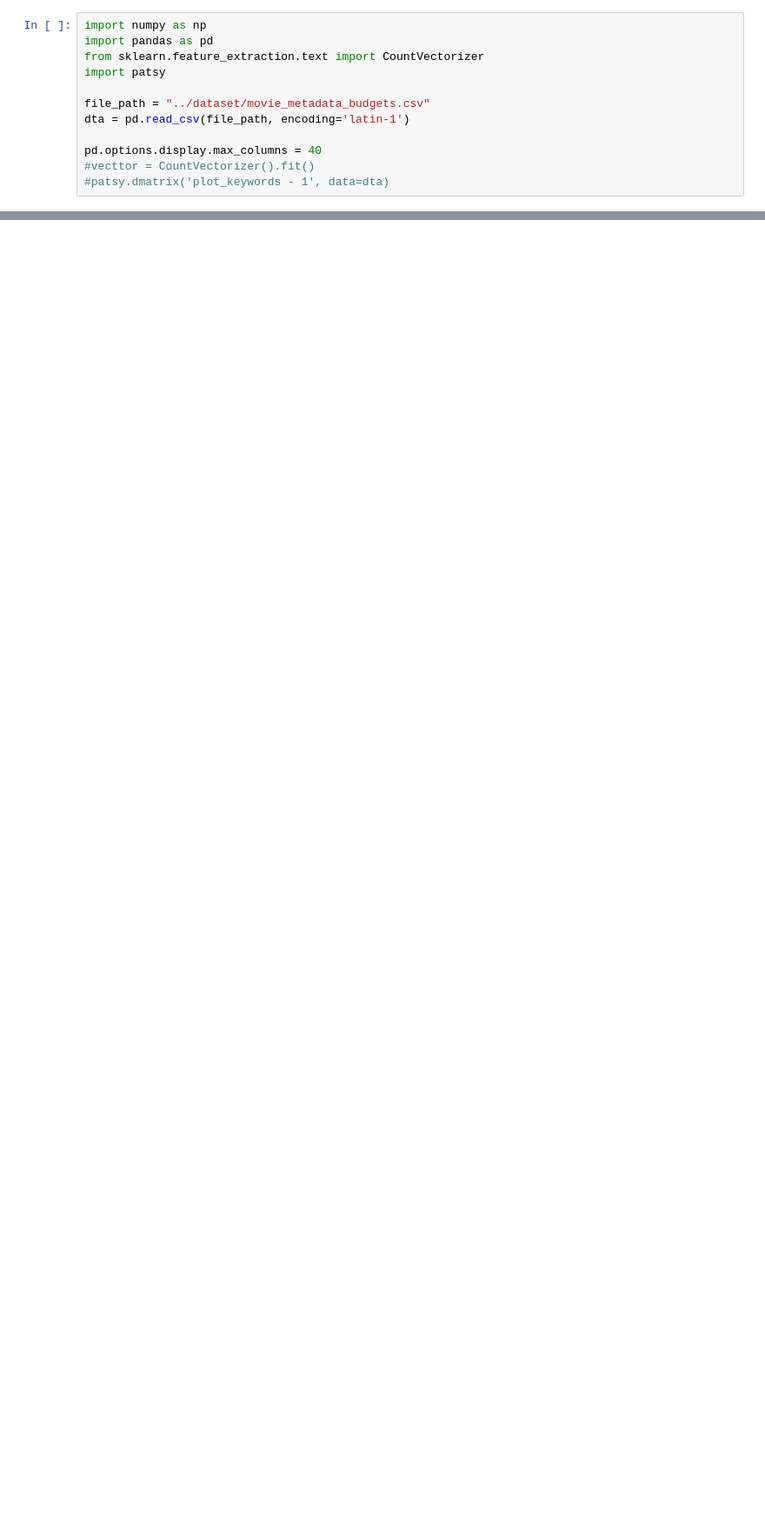
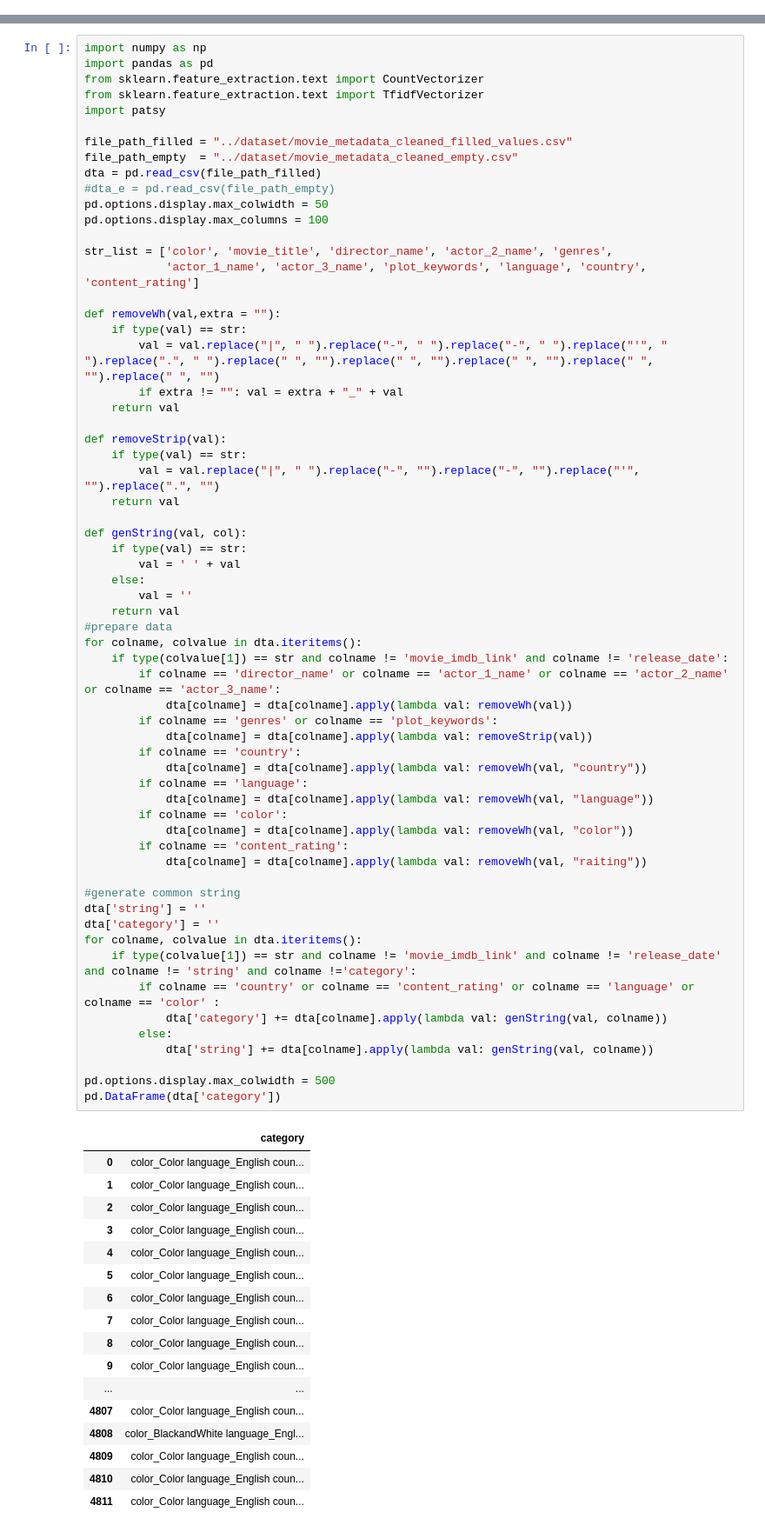
Before and after one commit to rihardsbar/dm-predictive-ml, a Jupyter notebook: logistic_regression/dataPrep.ipynb, the cells around one changed output, grey strips where cells are left out. Shown: that part at 87% size. Saved outputs shown, nothing was run; the diff lists cells and outputs as text; blank space fills up the shorter version.

Commit message:
added text vectorization notebook

```diff
--- a/logistic_regression/dataPrep.ipynb
+++ b/logistic_regression/dataPrep.ipynb
@@ -1,12 +0,0 @@
-# %%
-import numpy as np
-import pandas as pd
-from sklearn.feature_extraction.text import CountVectorizer
-import patsy
-
-file_path = "../dataset/movie_metadata_budgets.csv"
-dta = pd.read_csv(file_path, encoding='latin-1')
-
-pd.options.display.max_columns = 40
-#vecttor = CountVectorizer().fit()
-#patsy.dmatrix('plot_keywords - 1', data=dta)
@@ -52,0 +1,80 @@ AttributeError: 'DesignMatrix' object has no attribute 'Columns'
+# %%
+import numpy as np
+import pandas as pd
+from sklearn.feature_extraction.text import CountVectorizer
+from sklearn.feature_extraction.text import TfidfVectorizer
+import patsy
+
+file_path_filled = "../dataset/movie_metadata_cleaned_filled_values.csv"
+file_path_empty  = "../dataset/movie_metadata_cleaned_empty.csv"
+dta = pd.read_csv(file_path_filled)
+#dta_e = pd.read_csv(file_path_empty)
+pd.options.display.max_colwidth = 50
+pd.options.display.max_columns = 100
+
+str_list = ['color', 'movie_title', 'director_name', 'actor_2_name', 'genres',
+            'actor_1_name', 'actor_3_name', 'plot_keywords', 'language', 'country', 'content_rating']
+
+def removeWh(val,extra = ""):
+    if type(val) == str:
+        val = val.replace("|", " ").replace("-", " ").replace("-", " ").replace("'", " ").replace(".", " ").replace(" ", "").replace(" ", "").replace(" ", "").replace(" ", "").replace(" ", "")
+        if extra != "": val = extra + "_" + val
+    return val
+
+def removeStrip(val):
+    if type(val) == str:
+        val = val.replace("|", " ").replace("-", "").replace("-", "").replace("'", "").replace(".", "")
+    return val
+
+def genString(val, col):
+    if type(val) == str:
+        val = ' ' + val
+    else:
+        val = ''
+    return val
+#prepare data
+for colname, colvalue in dta.iteritems():
+    if type(colvalue[1]) == str and colname != 'movie_imdb_link' and colname != 'release_date':
+        if colname == 'director_name' or colname == 'actor_1_name' or colname == 'actor_2_name' or colname == 'actor_3_name':
+            dta[colname] = dta[colname].apply(lambda val: removeWh(val))
+        if colname == 'genres' or colname == 'plot_keywords':
+            dta[colname] = dta[colname].apply(lambda val: removeStrip(val))
+        if colname == 'country':
+            dta[colname] = dta[colname].apply(lambda val: removeWh(val, "country"))
+        if colname == 'language':
+            dta[colname] = dta[colname].apply(lambda val: removeWh(val, "language"))
+        if colname == 'color':
+            dta[colname] = dta[colname].apply(lambda val: removeWh(val, "color"))
+        if colname == 'content_rating':
+            dta[colname] = dta[colname].apply(lambda val: removeWh(val, "raiting"))
+
+#generate common string
+dta['string'] = ''
+dta['category'] = ''
+for colname, colvalue in dta.iteritems():
+    if type(colvalue[1]) == str and colname != 'movie_imdb_link' and colname != 'release_date' and colname != 'string' and colname !='category':
+        if colname == 'country' or colname == 'content_rating' or colname == 'language' or colname == 'color' :
+            dta['category'] += dta[colname].apply(lambda val: genString(val, colname))
+        else:
+            dta['string'] += dta[colname].apply(lambda val: genString(val, colname))
+
+pd.options.display.max_colwidth = 500
+pd.DataFrame(dta['category'])
+# %% [output]
+|  | category |
+| 0 | color_Color language_English coun... |
+| 1 | color_Color language_English coun... |
+| 2 | color_Color language_English coun... |
+| 3 | color_Color language_English coun... |
+| 4 | color_Color language_English coun... |
+| 5 | color_Color language_English coun... |
+| 6 | color_Color language_English coun... |
+| 7 | color_Color language_English coun... |
+| 8 | color_Color language_English coun... |
+| 9 | color_Color language_English coun... |
+| ... | ... |
+| 4807 | color_Color language_English coun... |
+| 4808 | color_BlackandWhite language_Engl... |
+| 4809 | color_Color language_English coun... |
+| 4810 | color_Color language_English coun... |
+| 4811 | color_Color language_English coun... |
```
Also changed, not shown: parts of 8 cells of this notebook.
